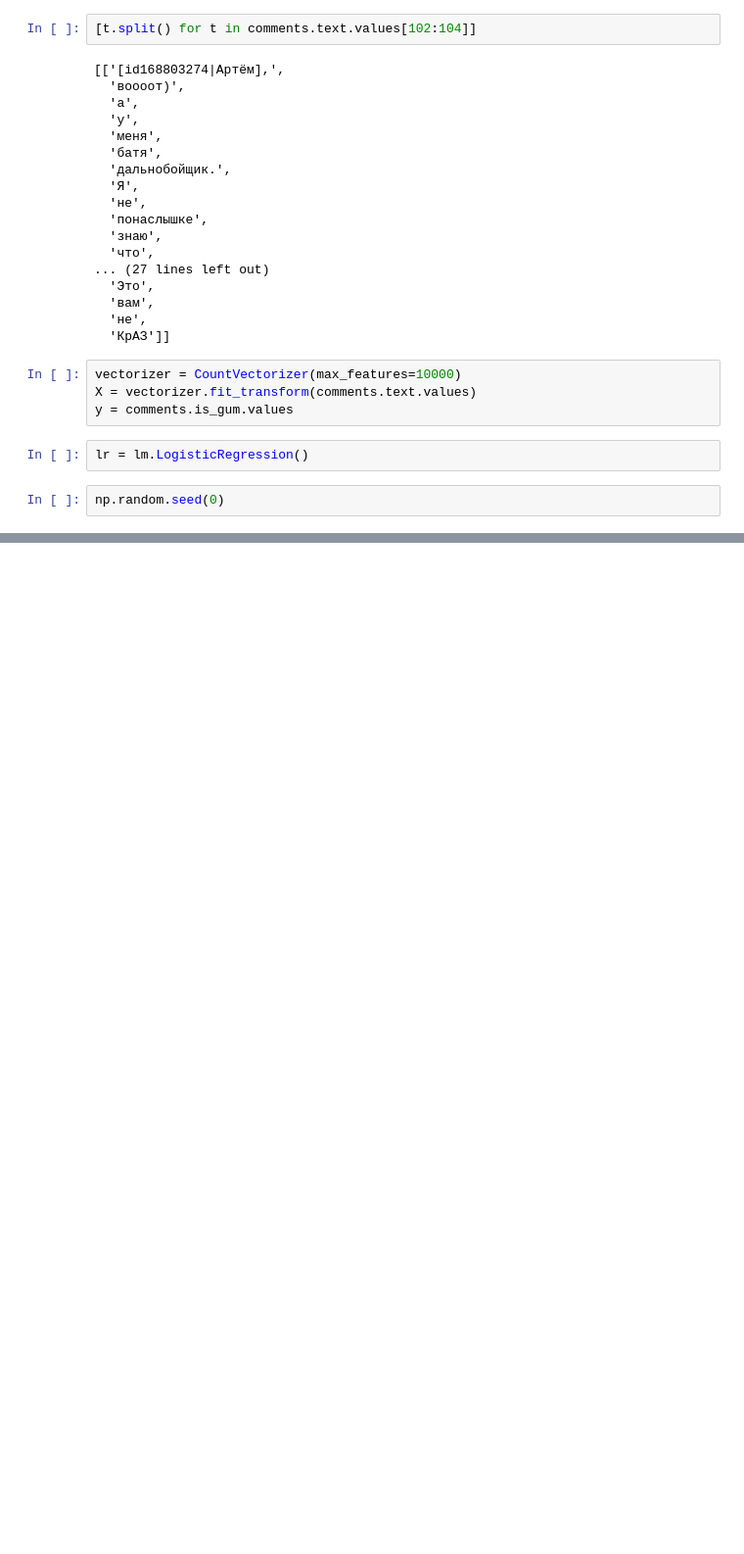
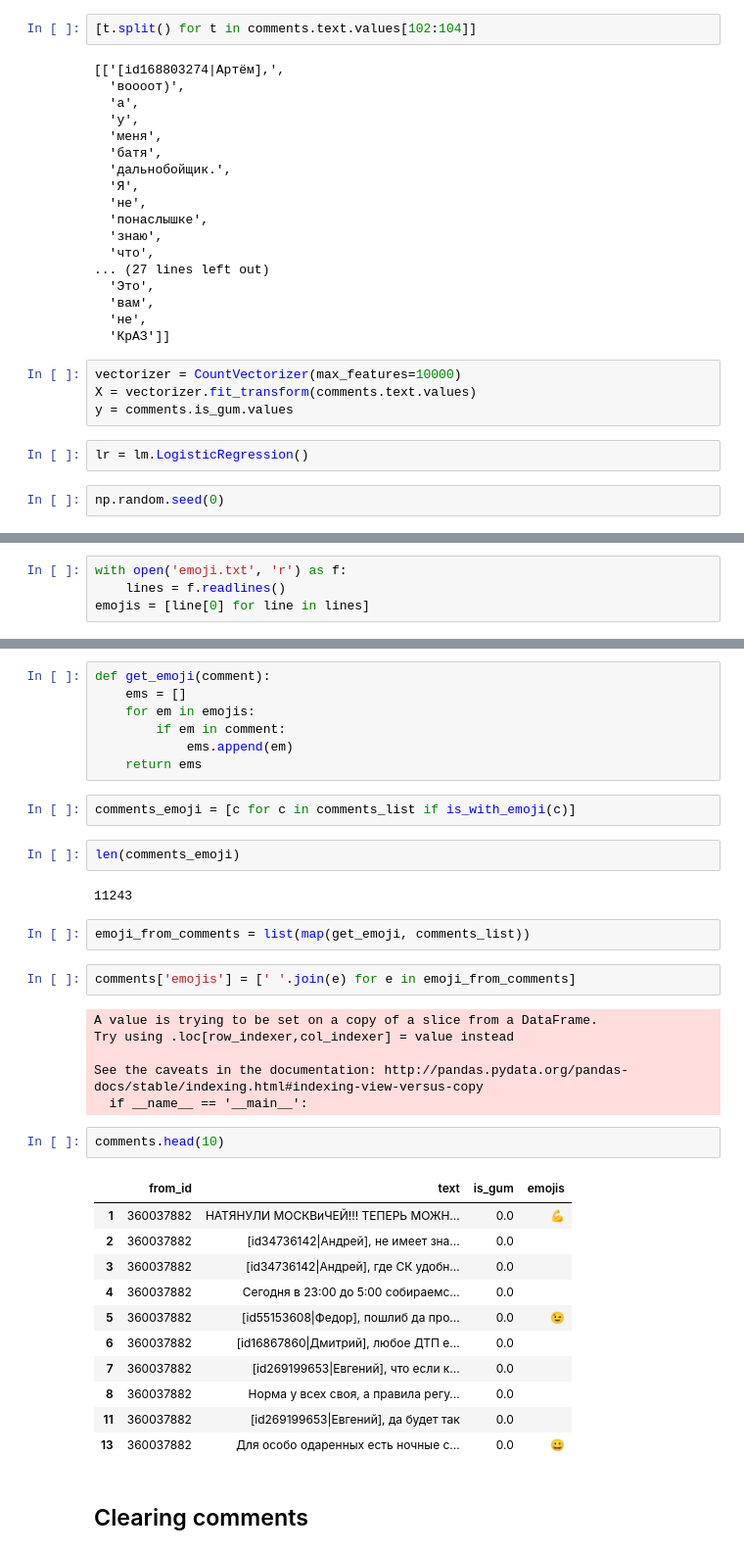
Before and after one commit to EvgenyKashin/CommentsAnalysis, a Jupyter notebook: comments.ipynb, the cells around one changed output, grey strips where cells are left out. Shown: that part at 98% size. Cells and saved outputs as stored; diff of their text form; blank space fills up the shorter version.

Commit message:
Clearing comments

```diff
--- a/comments.ipynb
+++ b/comments.ipynb
@@ -197,0 +232,4 @@ lr.score(X, y)
+# %%
+with open('emoji.txt', 'r') as f:
+    lines = f.readlines()
+emojis = [line[0] for line in lines]
@@ -197,0 +242,39 @@ lr.score(X, y)
+# %%
+def get_emoji(comment):
+    ems = []
+    for em in emojis:
+        if em in comment:
+            ems.append(em)
+    return ems
+# %%
+comments_emoji = [c for c in comments_list if is_with_emoji(c)]
+# %%
+len(comments_emoji)
+# %% [output]
+11243
+# %%
+emoji_from_comments = list(map(get_emoji, comments_list))
+# %%
+comments['emojis'] = [' '.join(e) for e in emoji_from_comments]
+# %% [output]
+A value is trying to be set on a copy of a slice from a DataFrame.
+Try using .loc[row_indexer,col_indexer] = value instead
+
+See the caveats in the documentation: http://pandas.pydata.org/pandas-docs/stable/indexing.html#indexing-view-versus-copy
+  if __name__ == '__main__':
+# %%
+comments.head(10)
+# %% [output]
+|  | from_id | text | is_gum | emojis |
+| 1 | 360037882 | НАТЯНУЛИ МОСКВиЧЕЙ!!! ТЕПЕРЬ МОЖН... | 0.0 | 💪 |
+| 2 | 360037882 | [id34736142|Андрей], не имеет зна... | 0.0 |  |
+| 3 | 360037882 | [id34736142|Андрей], где СК удобн... | 0.0 |  |
+| 4 | 360037882 | Сегодня в 23:00 до 5:00 собираемс... | 0.0 |  |
+| 5 | 360037882 | [id55153608|Федор], пошлиб да про... | 0.0 | 😉 |
+| 6 | 360037882 | [id16867860|Дмитрий], любое ДТП е... | 0.0 |  |
+| 7 | 360037882 | [id269199653|Евгений], что если к... | 0.0 |  |
+| 8 | 360037882 | Норма у всех своя, а правила регу... | 0.0 |  |
+| 11 | 360037882 | [id269199653|Евгений], да будет так | 0.0 |  |
+| 13 | 360037882 | Для особо одаренных есть ночные с... | 0.0 | 😀 |
+# %% [markdown]
+## Clearing comments
```
Also changed, not shown: parts of 43 cells of this notebook, 6 other files.
